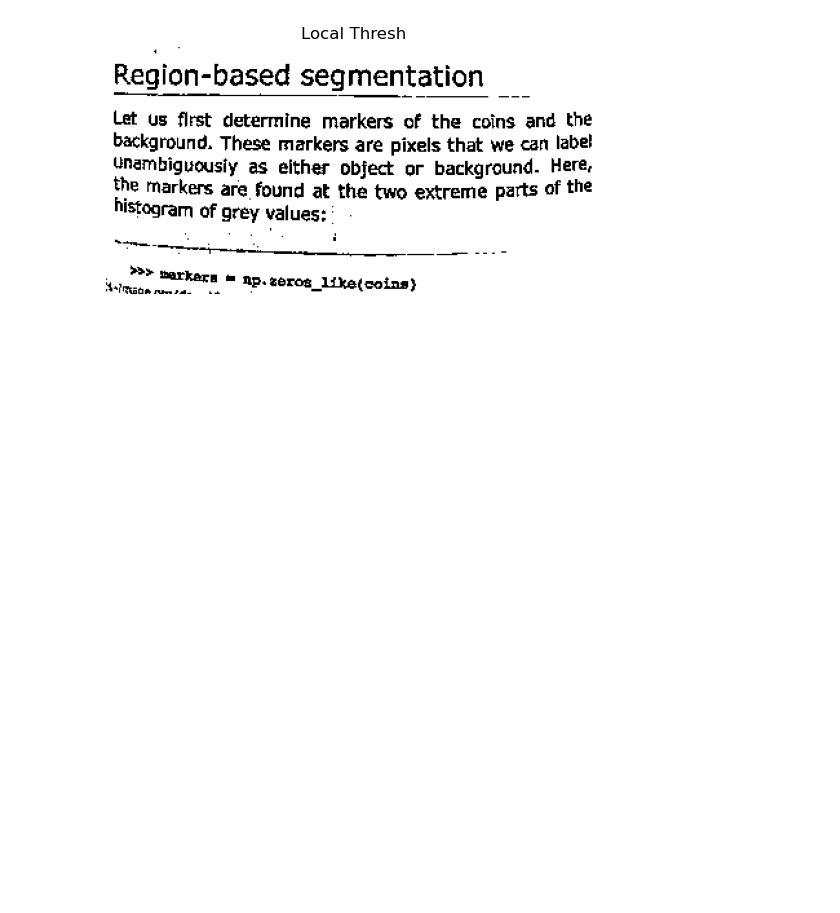
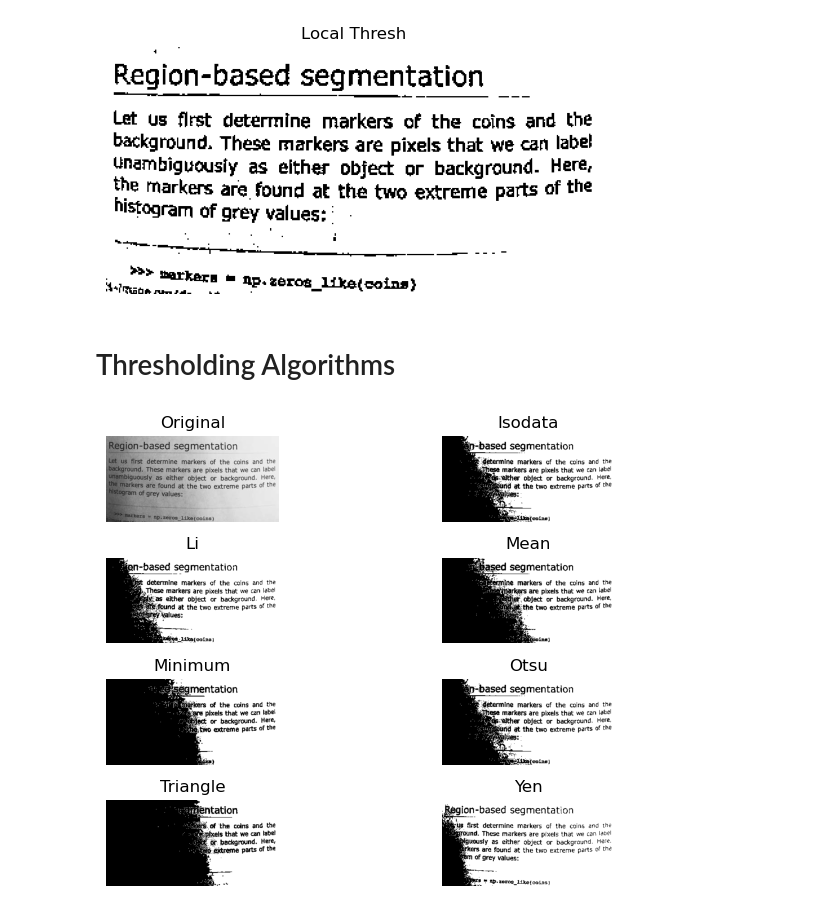
Before and after one commit to Ramseths/scikit-image-preprocessing, a Jupyter notebook: thresholding.ipynb, the cells around one changed output. Cells and saved outputs as stored; diff of their text form; code cells hidden in the pictures; blank space fills up the shorter version.

Commit message:
feat: thresholding algorithms

```diff
--- a/thresholding.ipynb
+++ b/thresholding.ipynb
@@ -63,3 +63,13 @@ binary_result = text_img > local_thresh
 show_image(binary_result, "Local Thresh")
 # %% [output]
 [figure]
+# %% [markdown]
+# Thresholding Algorithms
+# %%
+from tabnanny import verbose
+from skimage.filters import try_all_threshold
+
+fig, ax = try_all_threshold(text_img, verbose=False)
+plt.show(fig, ax)
+# %% [output]
+[figure, added]
```
